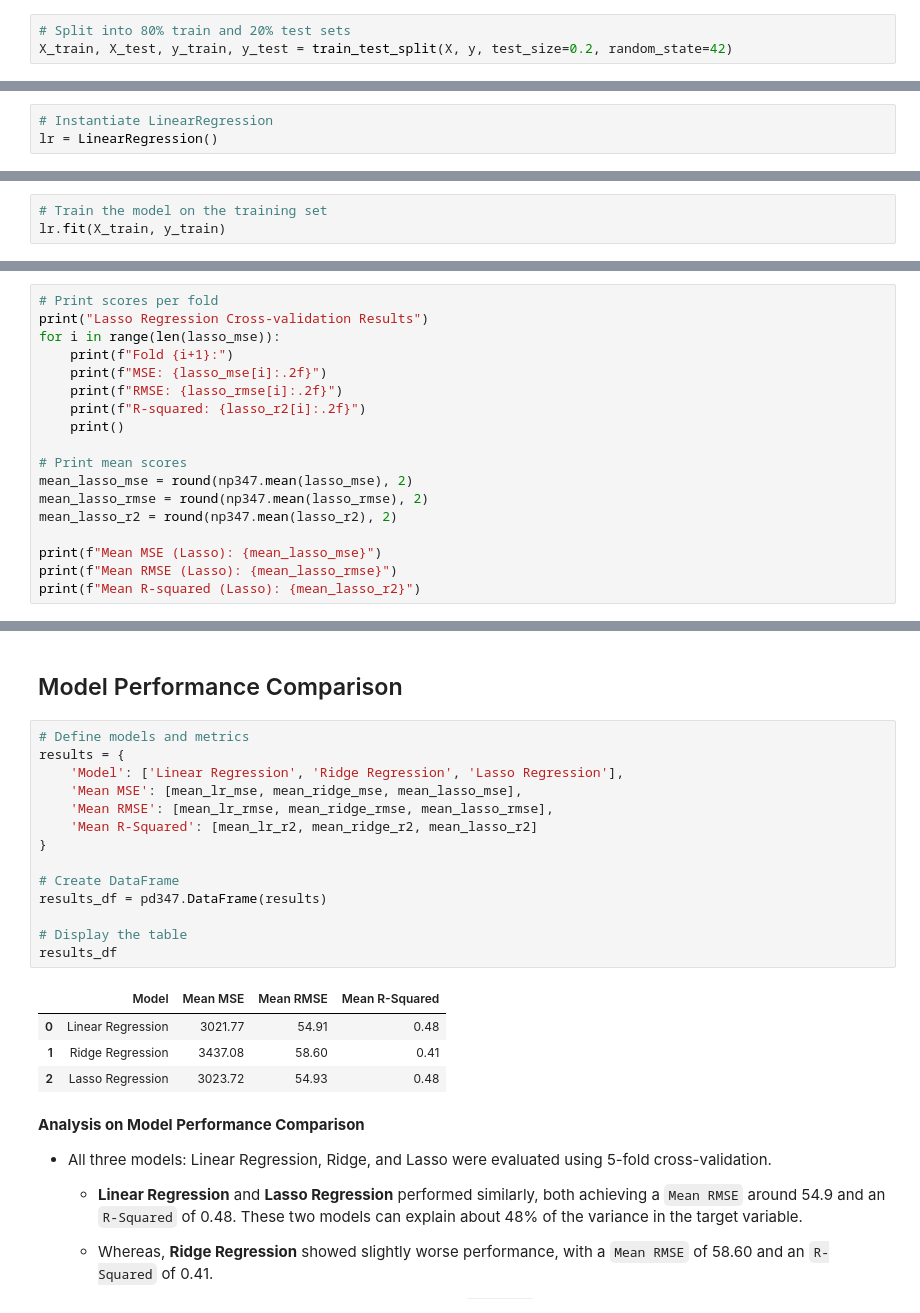
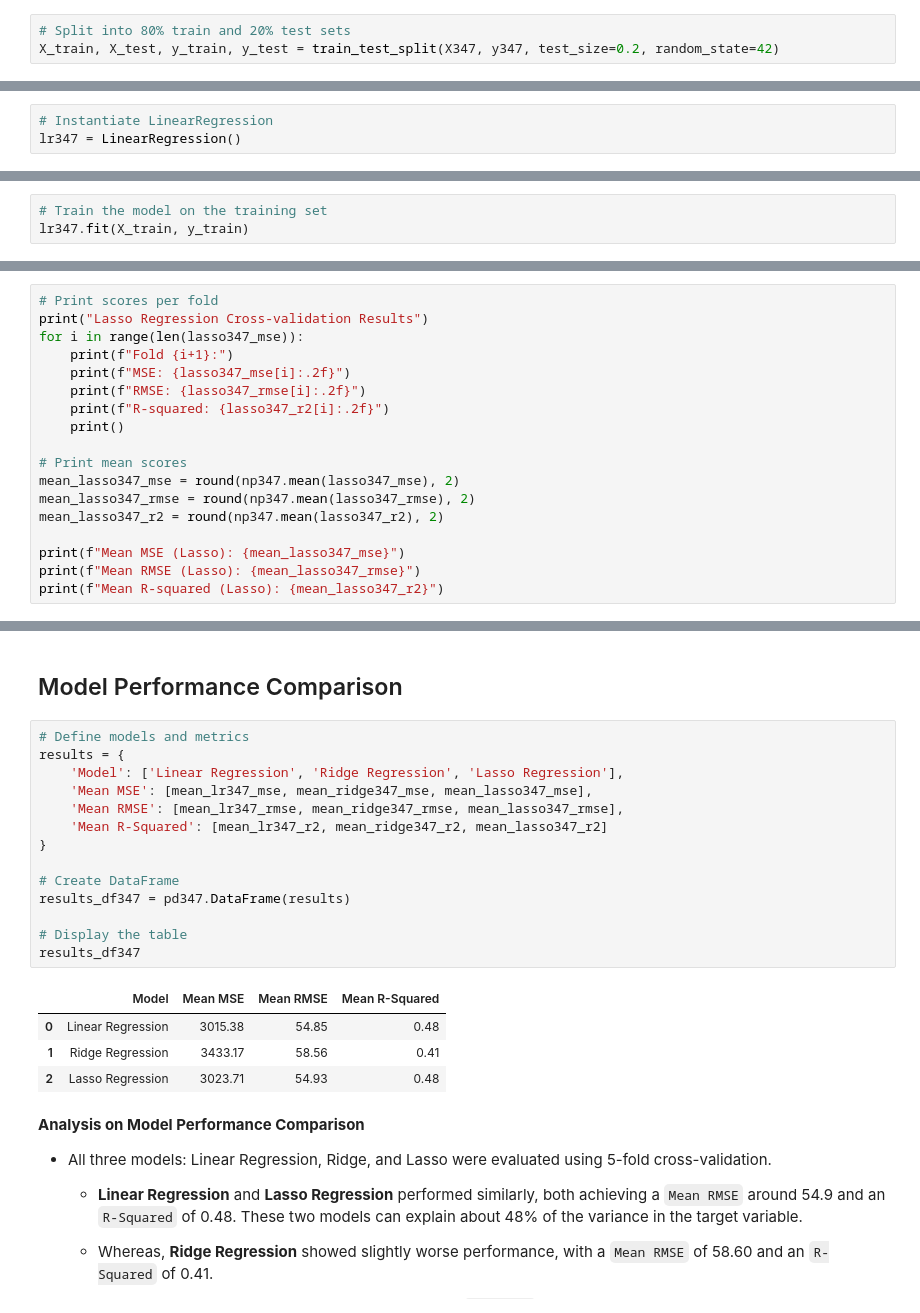
Before and after one commit to chawthinn/uci-diabetes-progression-prediction-regression, a Jupyter notebook: scripts/AML2504_Assignment3_Chaw_916347.ipynb, the cells around one changed output, grey strips where cells are left out. Drawn from its saved outputs; the diff is of its cells as text.

```diff
--- a/scripts/AML2504_Assignment3_Chaw_916347.ipynb
+++ b/scripts/AML2504_Assignment3_Chaw_916347.ipynb
@@ -431,7 +436,7 @@ print(y.shape)
 (442,)
 # %%
 # Split into 80% train and 20% test sets
-X_train, X_test, y_train, y_test = train_test_split(X, y, test_size=0.2, random_state=42)
+X_train, X_test, y_train, y_test = train_test_split(X347, y347, test_size=0.2, random_state=42)
 # %%
 # Verify the shapes again
 print(X_train.shape, y_train.shape)
@@ -472,11 +477,11 @@ print(X_test.shape, y_test.shape)
 ### Use LinearRegression from Scikit-learn to train the model
 # %%
 # Instantiate LinearRegression
-lr = LinearRegression()
+lr347 = LinearRegression()
 # %% [markdown]
 ### Fit the model on the training data
 # %%
 # Train the model on the training set
-lr.fit(X_train, y_train)
+lr347.fit(X_train, y_train)
 # %% [output]
 LinearRegression()
@@ -1032,21 +1016,21 @@ Mean R-squared (Ridge): 0.41
 # %%
 # Print scores per fold
 print("Lasso Regression Cross-validation Results")
-for i in range(len(lasso_mse)):
+for i in range(len(lasso347_mse)):
     print(f"Fold {i+1}:")
-    print(f"MSE: {lasso_mse[i]:.2f}")
-    print(f"RMSE: {lasso_rmse[i]:.2f}")
-    print(f"R-squared: {lasso_r2[i]:.2f}")
+    print(f"MSE: {lasso347_mse[i]:.2f}")
+    print(f"RMSE: {lasso347_rmse[i]:.2f}")
+    print(f"R-squared: {lasso347_r2[i]:.2f}")
     print()
 
 # Print mean scores
-mean_lasso_mse = round(np347.mean(lasso_mse), 2)
-mean_lasso_rmse = round(np347.mean(lasso_rmse), 2)
-mean_lasso_r2 = round(np347.mean(lasso_r2), 2)
+mean_lasso347_mse = round(np347.mean(lasso347_mse), 2)
+mean_lasso347_rmse = round(np347.mean(lasso347_rmse), 2)
+mean_lasso347_r2 = round(np347.mean(lasso347_r2), 2)
 
-print(f"Mean MSE (Lasso): {mean_lasso_mse}")
-print(f"Mean RMSE (Lasso): {mean_lasso_rmse}")
-print(f"Mean R-squared (Lasso): {mean_lasso_r2}")
+print(f"Mean MSE (Lasso): {mean_lasso347_mse}")
+print(f"Mean RMSE (Lasso): {mean_lasso347_rmse}")
+print(f"Mean R-squared (Lasso): {mean_lasso347_r2}")
 # %% [output]
 Lasso Regression Cross-validation Results
 Fold 1:
@@ -1080,22 +1064,22 @@ Mean R-squared (Lasso): 0.48
 # %%
 # Define models and metrics
 results = {
     'Model': ['Linear Regression', 'Ridge Regression', 'Lasso Regression'],
-    'Mean MSE': [mean_lr_mse, mean_ridge_mse, mean_lasso_mse],
-    'Mean RMSE': [mean_lr_rmse, mean_ridge_rmse, mean_lasso_rmse],
-    'Mean R-Squared': [mean_lr_r2, mean_ridge_r2, mean_lasso_r2]
+    'Mean MSE': [mean_lr347_mse, mean_ridge347_mse, mean_lasso347_mse],
+    'Mean RMSE': [mean_lr347_rmse, mean_ridge347_rmse, mean_lasso347_rmse],
+    'Mean R-Squared': [mean_lr347_r2, mean_ridge347_r2, mean_lasso347_r2]
 }
 
 # Create DataFrame
-results_df = pd347.DataFrame(results)
+results_df347 = pd347.DataFrame(results)
 
 # Display the table
-results_df
+results_df347
 # %% [output]
 |  | Model | Mean MSE | Mean RMSE | Mean R-Squared |
-| 0 | Linear Regression | 3021.77 | 54.91 | 0.48 |
-| 1 | Ridge Regression | 3437.08 | 58.60 | 0.41 |
-| 2 | Lasso Regression | 3023.72 | 54.93 | 0.48 |
+| 0 | Linear Regression | 3015.38 | 54.85 | 0.48 |
+| 1 | Ridge Regression | 3433.17 | 58.56 | 0.41 |
+| 2 | Lasso Regression | 3023.71 | 54.93 | 0.48 |
 # %% [markdown]
 **Analysis on Model Performance Comparison**
 
```
Also changed, not shown: parts of 36 cells of this notebook.
